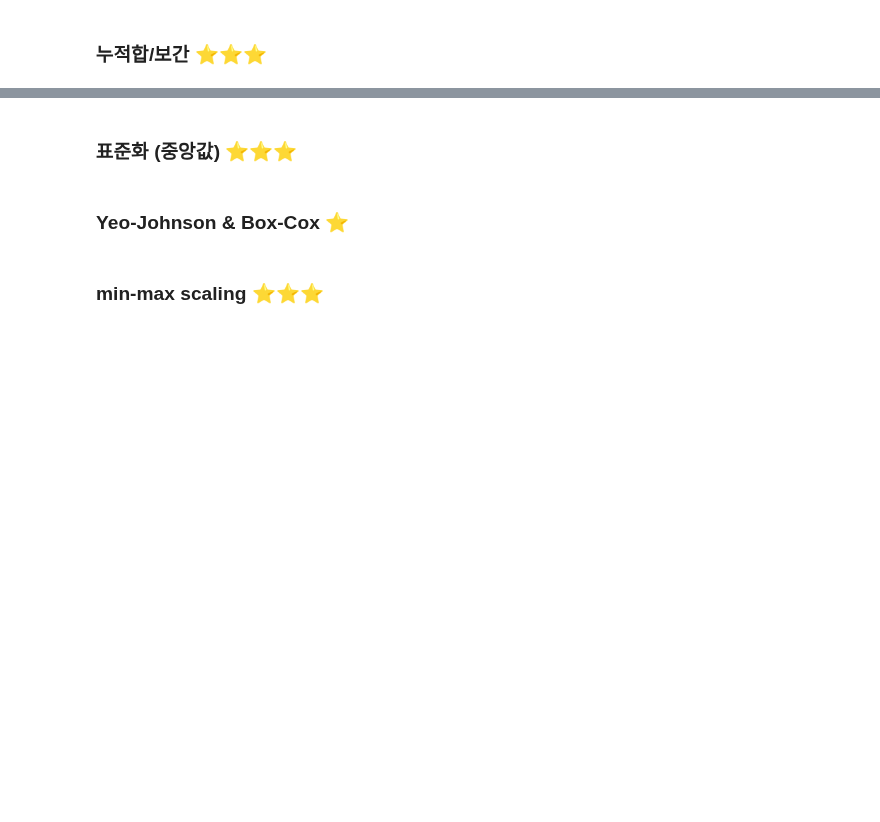
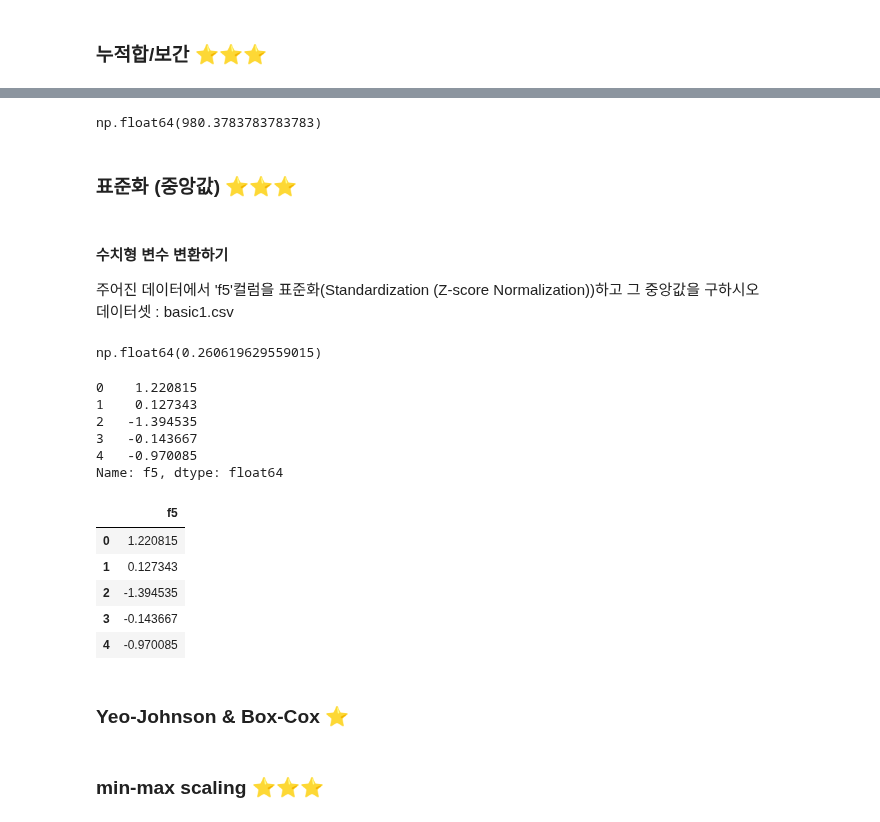
Before and after one commit to cms6090/Big-Data-Analysis, a Jupyter notebook: 1유형/캐글.ipynb, the cells around one changed output, grey strips where cells are left out. Cells and saved outputs as stored; diff of their text form; code cells hidden in the pictures; blank space fills up the shorter version.

```diff
--- a/1유형/캐글.ipynb
+++ b/1유형/캐글.ipynb
@@ -238,5 +363,40 @@ Name: f1, dtype: float64
+# %%
+df2.fillna(method = "bfill").mean()
+# %% [output]
+np.float64(980.3783783783783)
 # %% [markdown]
 ### 표준화 (중앙값) ⭐⭐⭐
+# %% [markdown]
+#### 수치형 변수 변환하기
+주어진 데이터에서 'f5'컬럼을 표준화(Standardization (Z-score Normalization))하고 그 중앙값을 구하시오
+데이터셋 : basic1.csv
+# %%
+from sklearn.preprocessing import StandardScaler
+
+df = pd.read_csv("../data/basic1.csv")
+
+scaler = StandardScaler()
+df["f5"] = scaler.fit_transform(df[["f5"]])
+# %%
+df["f5"].median()
+# %% [output]
+np.float64(0.260619629559015)
+# %%
+display(df["f5"].head())
+display(df[["f5"]].head())
+# %% [output]
+0    1.220815
+1    0.127343
+2   -1.394535
+3   -0.143667
+4   -0.970085
+Name: f5, dtype: float64
+|  | f5 |
+| 0 | 1.220815 |
+| 1 | 0.127343 |
+| 2 | -1.394535 |
+| 3 | -0.143667 |
+| 4 | -0.970085 |
 # %% [markdown]
 ###  Yeo-Johnson & Box-Cox ⭐
 # %% [markdown]
```
Also changed, not shown: parts of 18 cells of this notebook.
